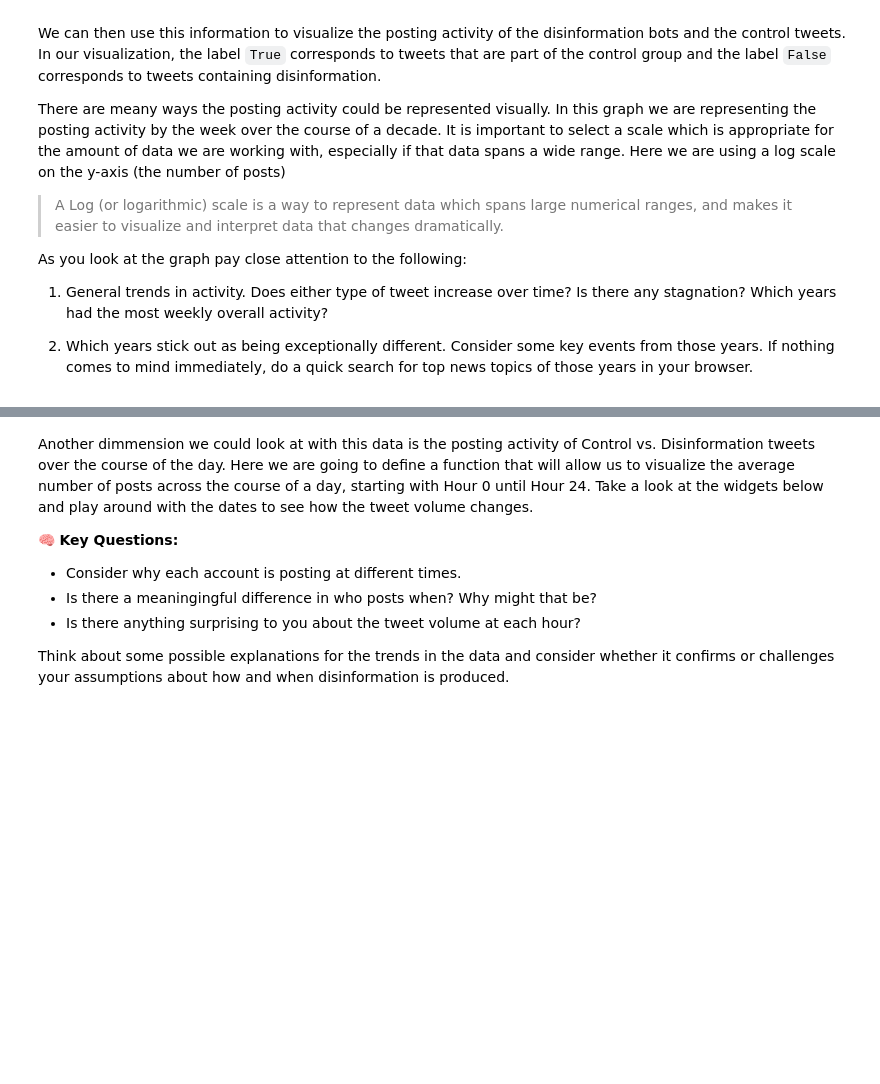
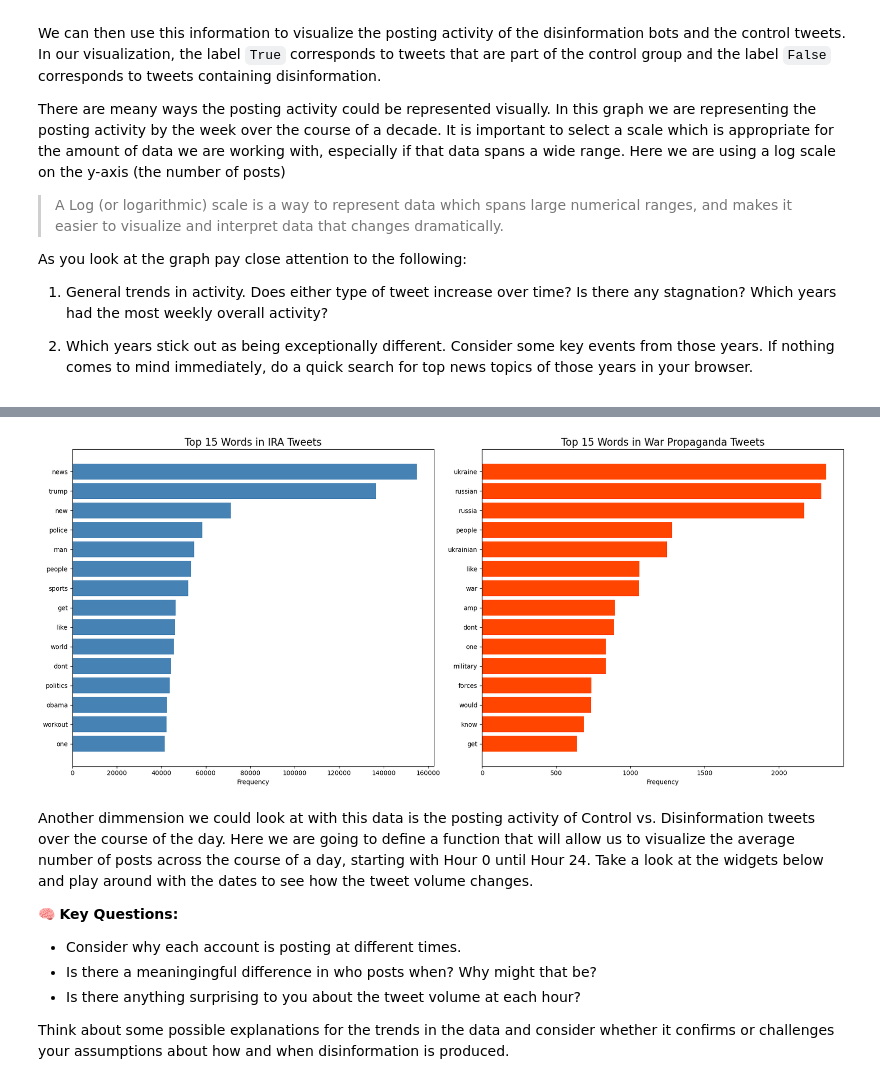
Before and after one commit to ubcecon/praxis-ubc, a Jupyter notebook: soci_270/soci_270_bert.ipynb, the cells around one changed output, grey strips where cells are left out. Saved outputs shown, nothing was run; the diff lists cells and outputs as text; code cells hidden in the pictures; blank space fills up the shorter version.

```diff
--- a/soci_270/soci_270_bert.ipynb
+++ b/soci_270/soci_270_bert.ipynb
@@ -197,3 +263,34 @@ plt.show()
+# %%
+stop_words = set(stopwords.words('english'))
+
+def clean_text_and_get_words(text):
+    text = text.lower()
+    text = re.sub(r'http\S+|www\S+|https\S+', '', text, flags=re.MULTILINE)
+    text = re.sub(r'\@\w+|\#','', text)
+    text = re.sub(r'[^\w\s]','', text)
+    words = [word for word in text.split() if word not in stop_words and len(word) > 2]
+    return words
+
+ira_words = propaganda_df[propaganda_df['source'] == 'ira']['text'].dropna().apply(clean_text_and_get_words)
+war_words = propaganda_df[propaganda_df['source'] == 'war_propaganda']['text'].dropna().apply(clean_text_and_get_words)
+
+ira_top_words = Counter([word for sublist in ira_words for word in sublist]).most_common(15)
+war_top_words = Counter([word for sublist in war_words for word in sublist]).most_common(15)
+
+fig, (ax1, ax2) = plt.subplots(1, 2, figsize=(18, 8))
+
+ax1.barh(*zip(*reversed(ira_top_words)), color='steelblue')
+ax1.set_title('Top 15 Words in IRA Tweets', fontsize=16)
+ax1.set_xlabel('Frequency')
+
+ax2.barh(*zip(*reversed(war_top_words)), color='orangered')
+ax2.set_title('Top 15 Words in War Propaganda Tweets', fontsize=16)
+ax2.set_xlabel('Frequency')
+
+plt.tight_layout()
+plt.show()
+# %% [output]
+[figure, added]
 # %% [markdown]
 Another dimmension we could look at with this data is the posting activity of Control vs. Disinformation tweets over the course of the day. Here we are going to define a function that will allow us to visualize the average number of posts across the course of a day, starting with Hour 0 until Hour 24. Take a look at the widgets below and play around with the dates to see how the tweet volume changes.
 
```
Also changed, not shown: parts of 33 cells of this notebook.
